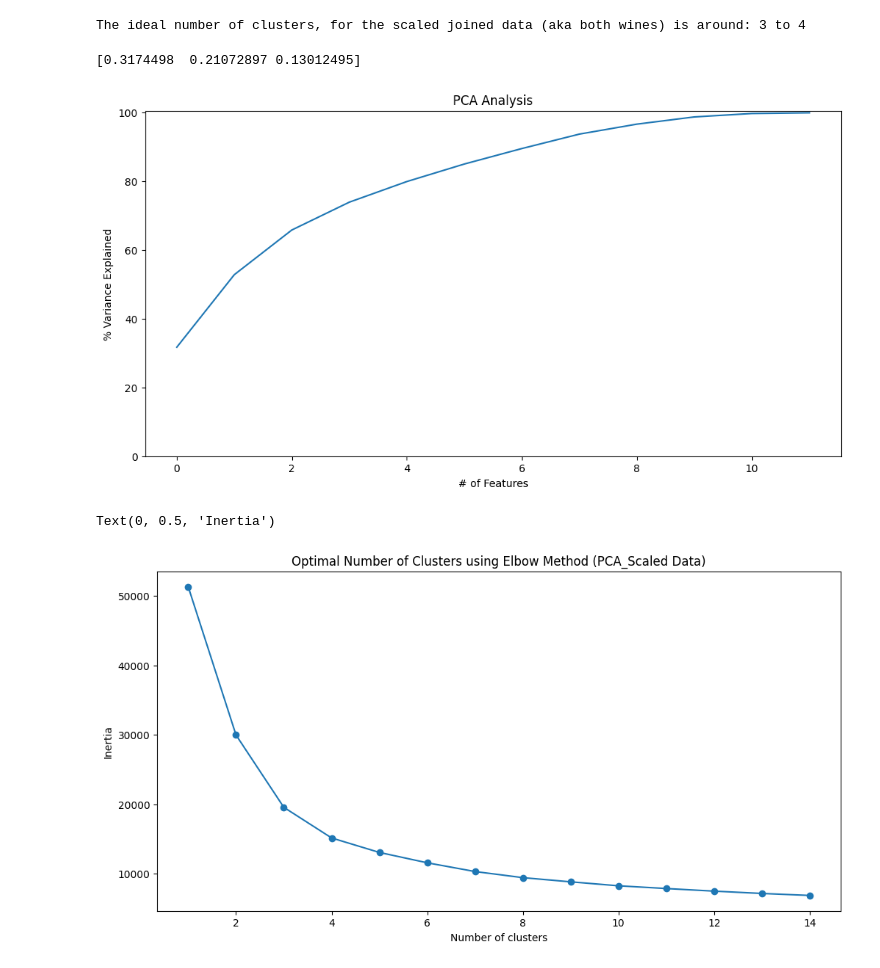
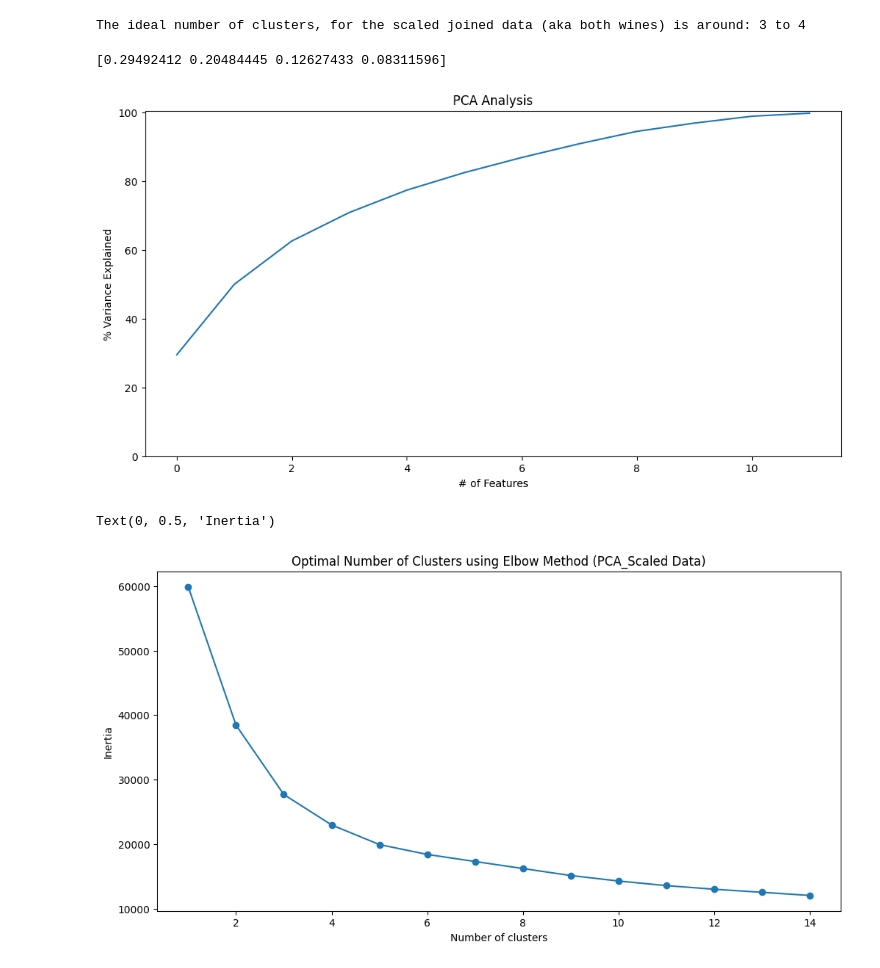
Before and after one commit to FDSchaefer/public, a Jupyter notebook: Python Projects/RegressionMethods/dataClustering.ipynb, the cells around one changed output. Cells and saved outputs as stored; diff of their text form; code cells hidden in the pictures.

```diff
--- a/Python Projects/RegressionMethods/dataClustering.ipynb
+++ b/Python Projects/RegressionMethods/dataClustering.ipynb
@@ -82,27 +82,27 @@ from sklearn.cluster import KMeans
 from sklearn.preprocessing import StandardScaler
 from sklearn.decomposition import PCA
 
-df_scale = X
+df_scale = d.get_df_scaled
 # %%
 #PCA anaylsis
 pca = PCA(n_components=12)
 pca.fit(df_scale)
 variance = pca.explained_variance_ratio_
 var = np.cumsum(np.round(variance, 3)*100)
 plt.figure(figsize=(12,6))
 plt.ylabel('% Variance Explained')
 plt.xlabel('# of Features')
 plt.title('PCA Analysis')
 plt.ylim(0,100.5)
 plt.plot(var)
 
-pca = PCA(n_components=3)
+pca = PCA(n_components=4)
 pca_scale = pca.fit_transform(df_scale)
-pca_df_scale = pd.DataFrame(pca_scale, columns=['pc1','pc2','pc3'])#,'pc4','pc5','pc6','pc7','pc8','pc9','pc10'])
+pca_df_scale = pd.DataFrame(pca_scale, columns=['pc1','pc2','pc3','pc4'])#,'pc5','pc6','pc7','pc8','pc9','pc10'])
 print(pca.explained_variance_ratio_)
 # %% [output]
-[0.3174498  0.21072897 0.13012495]
+[0.29492412 0.20484445 0.12627433 0.08311596]
-[figure, old version]
+[figure, new version]
 # %%
 sse = []
 k_list = range(1, 15)
@@ -119,5 +119,5 @@ plt.xlabel('Number of clusters')
 plt.ylabel('Inertia')
 # %% [output]
 Text(0, 0.5, 'Inertia')
-[figure, old version]
+[figure, new version]
 # %%
```
Also changed, not shown: parts of 2 cells of this notebook.
